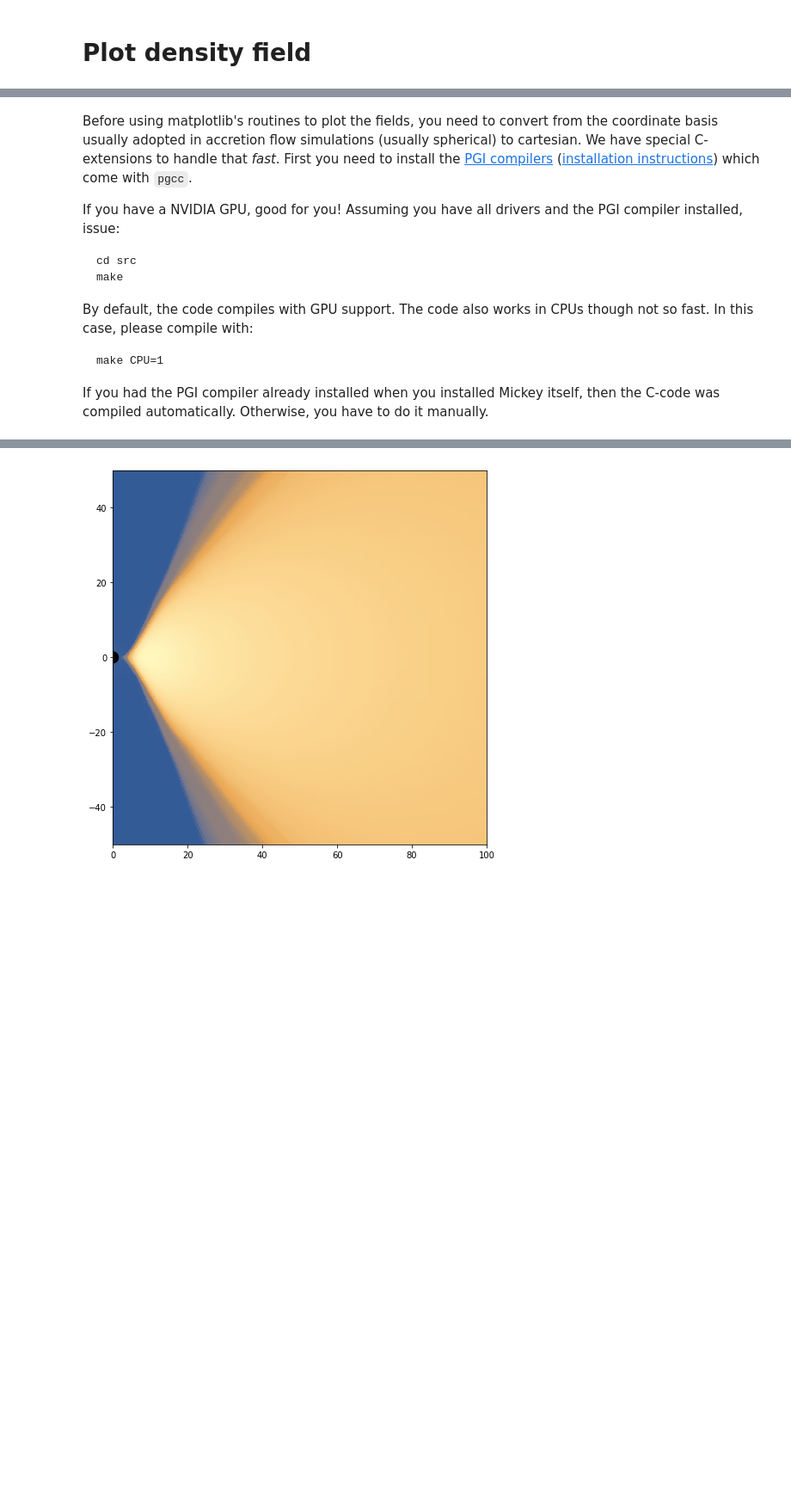
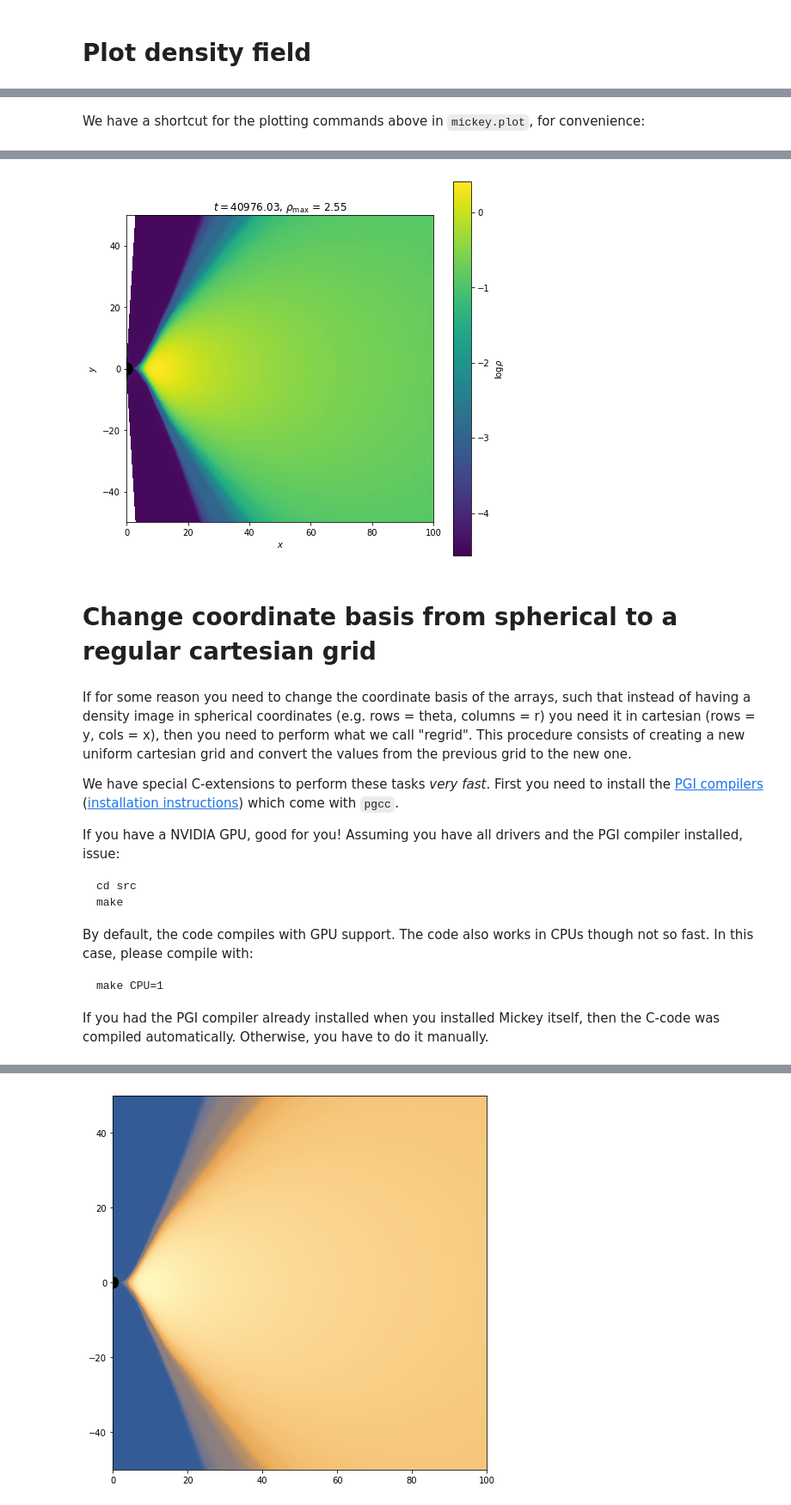
Before and after one commit to black-hole-group/mickey, a Jupyter notebook: examples/mickey-tutorial.ipynb, the cells around one changed output, grey strips where cells are left out. Shown: that part at 86% size. Cells and saved outputs as stored; diff of their text form; code cells hidden in the pictures; blank space fills up the shorter version.

```diff
--- a/examples/mickey-tutorial.ipynb
+++ b/examples/mickey-tutorial.ipynb
@@ -56,0 +74,6 @@ mickey.plot.mesh(p)
+# %% [markdown]
+We have a shortcut for the plotting commands above in `mickey.plot`, for convenience:
+# %%
+figure(figsize=(8,8))
+mickey.plot.density(p, lim=50, bh=[2,'k'])
+# %% [output]
@@ -57,5 +82,10 @@ mickey.plot.mesh(p)
+[figure, added]
+# %% [markdown]
+# Change coordinate basis from spherical to a regular cartesian grid
 # %% [markdown]
-Before using matplotlib's routines to plot the fields, you need to convert from the coordinate basis usually adopted in accretion flow simulations (usually spherical) to cartesian. We have special C-extensions to handle that *fast*. First you need to install the [PGI compilers](https://www.pgroup.com) ([installation instructions](https://intothewave.wordpress.com/2015/02/17/pgi-fortran-compiler-on-linux-mac-os-x/)) which come with `pgcc`.
+If for some reason you need to change the coordinate basis of the arrays, such that instead of having a density image in spherical coordinates (e.g. rows = theta, columns = r) you need it in cartesian (rows = y, cols = x), then you need to perform what we call "regrid". This procedure consists of creating a new uniform cartesian grid and convert the values from the previous grid to the new one.
+
+We have special C-extensions to perform these tasks *very fast*. First you need to install the [PGI compilers](https://www.pgroup.com) ([installation instructions](https://intothewave.wordpress.com/2015/02/17/pgi-fortran-compiler-on-linux-mac-os-x/)) which come with `pgcc`.
 
 If you have a NVIDIA GPU, good for you! Assuming you have all drivers and the PGI compiler installed, issue:
 
```
Also changed, not shown: parts of 14 cells of this notebook.
